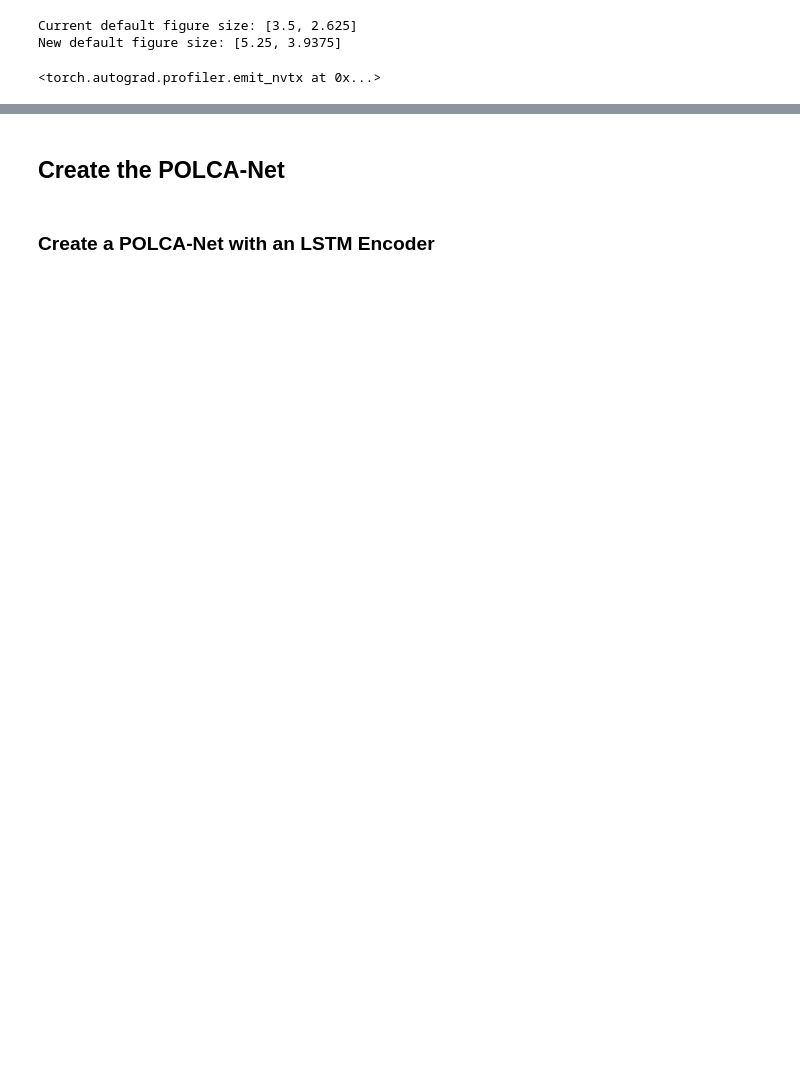
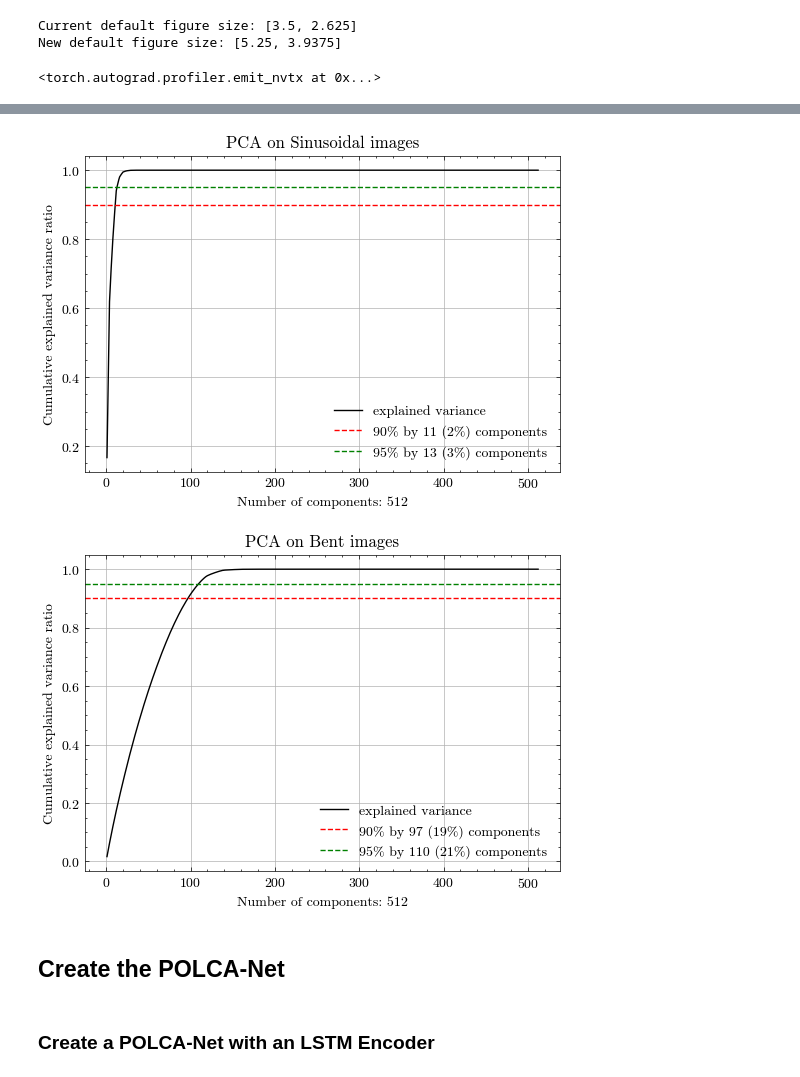
Before and after one commit to jamartinh/polcanet, a Jupyter notebook: examples/notebooks/synthetic_sinusoidal_images.ipynb, the cells around one changed output, grey strips where cells are left out. Drawn from its saved outputs; the diff is of its cells as text; code cells hidden in the pictures; blank space fills up the shorter version.

```diff
--- a/examples/notebooks/synthetic_sinusoidal_images.ipynb
+++ b/examples/notebooks/synthetic_sinusoidal_images.ipynb
@@ -81,3 +111,49 @@ plt.show()
+# %%
+def get_pca(X, ax=None, title="", n_components=None):
+    n_components = n_components or np.prod(X[0].shape) //2
+    pca = decomposition.PCA(n_components=n_components)
+    pca.fit(np.squeeze(X.reshape(X.shape[0], -1)))
+    # Xpca = pca.transform(X.reshape(X.shape[0], -1))
+
+    # Compute cumulative explained variance ratio
+    cumulative_variance_ratio = np.cumsum(pca.explained_variance_ratio_)
+    # Print the number of components needed for 90% and 95% explained variance
+    components_90 = np.argmax(cumulative_variance_ratio >= 0.9) + 1
+    components_95 = np.argmax(cumulative_variance_ratio >= 0.95) + 1
+
+    # If ax is not provided, create a new figure and axis
+    if ax is None:
+        fig, ax = plt.subplots()
+
+    ax.plot(range(1, len(cumulative_variance_ratio) + 1), cumulative_variance_ratio,color="black",label="explained variance",lw=1)
+    ax.set_xlabel(f'Number of components: {n_components}')
+    ax.set_ylabel('Cumulative explained variance ratio')
+    ax.set_title(title)
+    ax.grid(True)
+
+    # Add some reference lines
+    ax.axhline(y=0.9, color='r', linestyle='--',lw=1, label=f"90% by {components_90} ({round(100*components_90/n_components)}%) components")
+    ax.axhline(y=0.95, color='g', linestyle='--',lw=1, label=f"95% by {components_95} ({round(100*components_95/n_components)}%) components")
+
+    ax.legend()
+    ax.set_box_aspect(2/3)
+
+
+
+    return pca
+
+
+n_components = int((N*M)//13)
+fig, axs = plt.subplots(1,1,sharex=True, sharey=True,layout='constrained')
+pca_sin = get_pca(data_sin,axs,title="PCA on Sinusoidal images",n_components=n_components)
+plt.show()
+
+fig, axs = plt.subplots(1,1,sharex=True, sharey=True,layout='constrained')
+pca_bent = get_pca(data_bent,axs,title="PCA on Bent images",n_components=n_components)
+plt.show()
+# %% [output]
+[figure, added]
+[figure, added]
 # %% [markdown]
 ## Create the POLCA-Net
 # %% [markdown]
```
Also changed, not shown: parts of 48 cells of this notebook, 8 other files.
